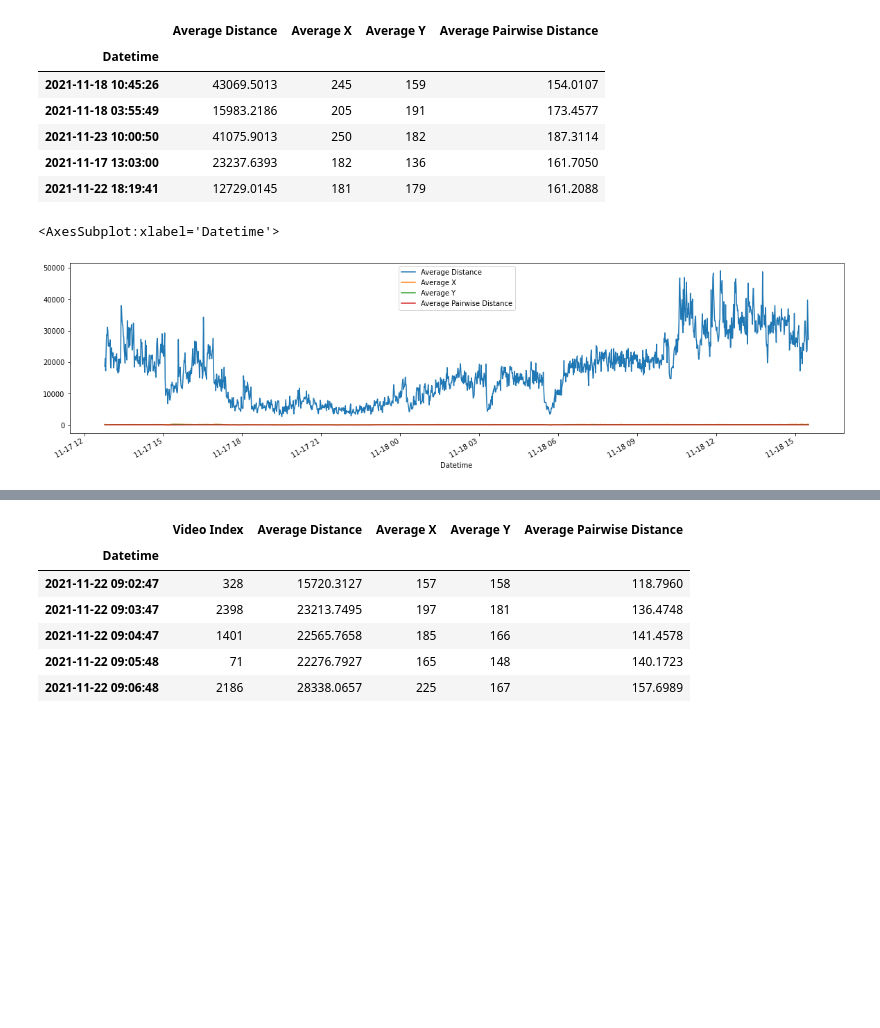
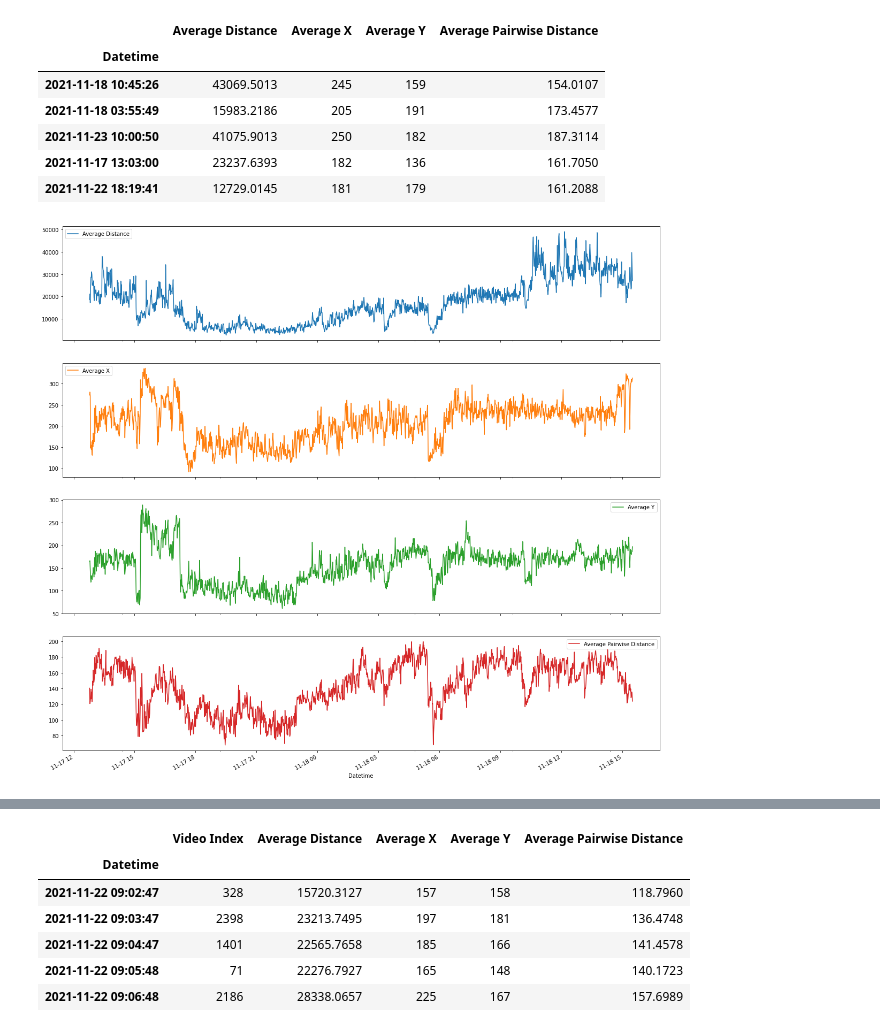
Before and after one commit to open-pisciculture/prueba_concepto, a Jupyter notebook: working_programs/yolo-pisciculturedb-tracking-opencv/graphs_csv.ipynb, the cells around one changed output, grey strips where cells are left out. Cells and saved outputs as stored; diff of their text form; code cells hidden in the pictures; blank space fills up the shorter version.

Commit message:
Including savefig

```diff
--- a/working_programs/yolo-pisciculturedb-tracking-opencv/graphs_csv.ipynb
+++ b/working_programs/yolo-pisciculturedb-tracking-opencv/graphs_csv.ipynb
@@ -30,8 +30,8 @@ df.head()
 | 2021-11-17 13:03:00 | 23237.6393 | 182 | 136 | 161.7050 |
 | 2021-11-22 18:19:41 | 12729.0145 | 181 | 179 | 161.2088 |
 # %%
-df_day1.plot(figsize=(20,5))
+df_day1.plot(figsize=(20,20), subplots=True)
+plt.savefig('video_data_img1.jpg')
 # %% [output]
-<AxesSubplot:xlabel='Datetime'>
-[figure, old version]
+[figure, new version]
 # %%
```
Also changed, not shown: parts of 1 cell of this notebook, 2 other files.
